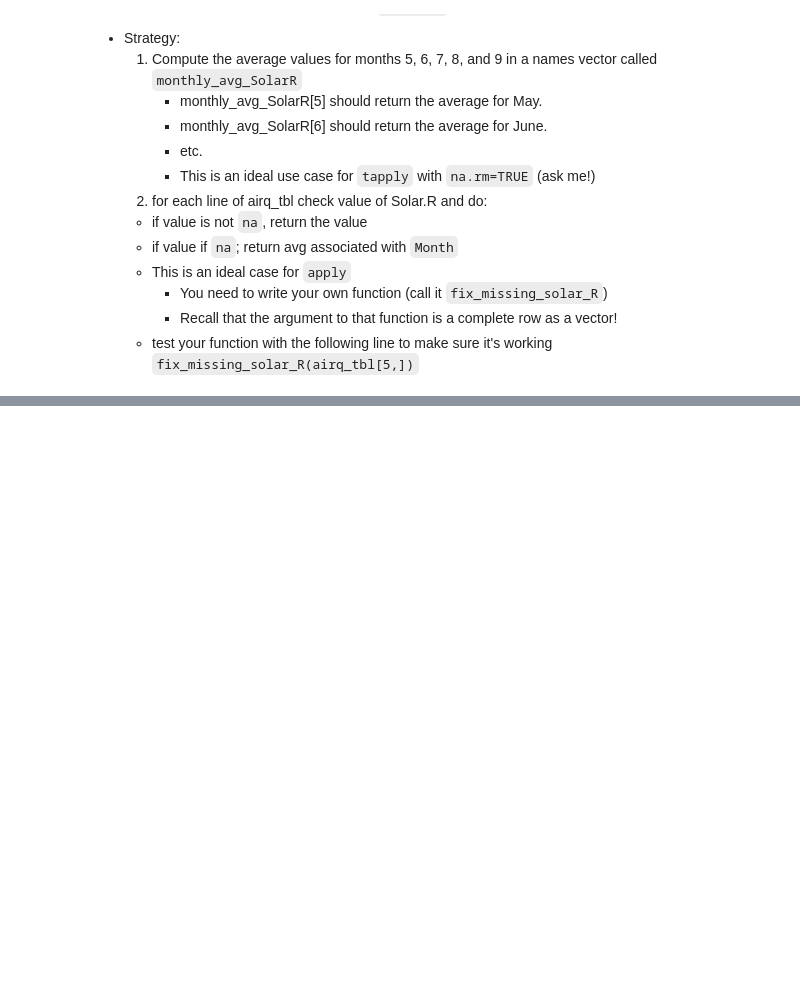
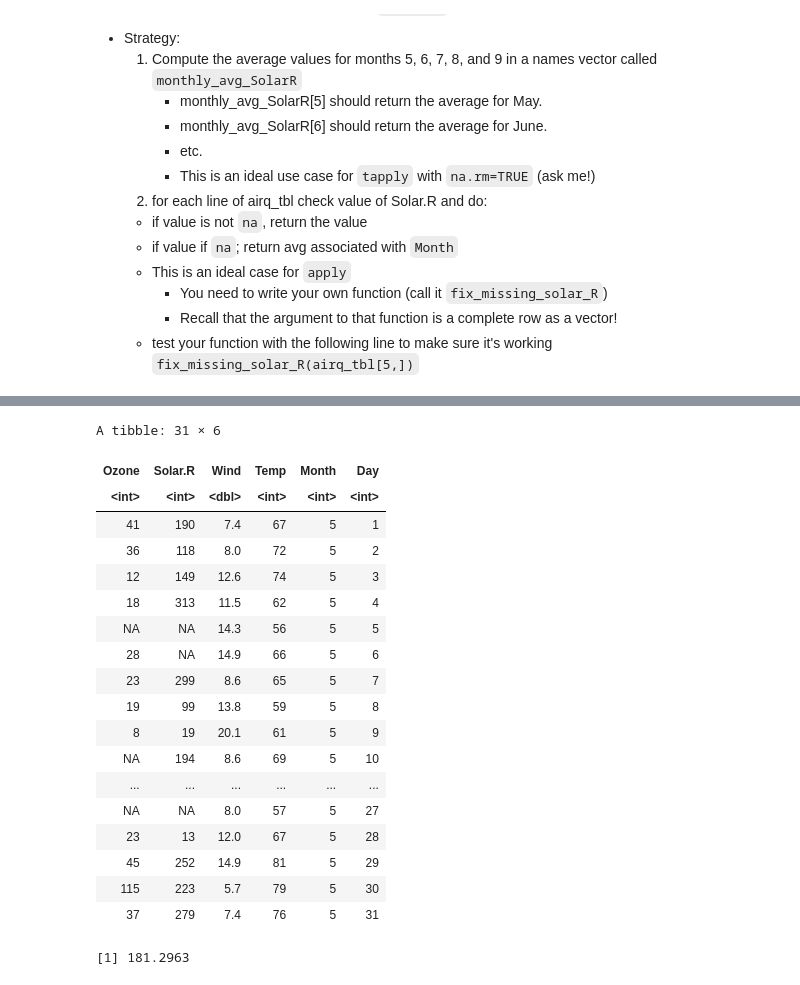
Before and after one commit to kyleighk/week_4_practical, a Jupyter notebook: Week_4_practical.ipynb, the cells around one changed output, grey strips where cells are left out. Cells and saved outputs as stored; diff of their text form; code cells hidden in the pictures; blank space fills up the shorter version.

```diff
--- a/Week_4_practical.ipynb
+++ b/Week_4_practical.ipynb
@@ -320,0 +394,3 @@ Recall problem `8` in the airquality dataset.
+# %%
+airq_tbl = as_tibble(airquality)
+print(airq_tbl)
@@ -320,0 +412,27 @@ Recall problem `8` in the airquality dataset.
+# %%
+airq_month5 = subset(airq_tbl, (Month ==5))
+airq_month5
+
+Mean_month_5_Solar.R = mean(airq_month5$Solar.R, na.rm = TRUE)
+Mean_month_5_Solar.R
+# %% [output]
+A tibble: 31 × 6
+| Ozone | Solar.R | Wind | Temp | Month | Day |
+| <int> | <int> | <dbl> | <int> | <int> | <int> |
+| 41 | 190 | 7.4 | 67 | 5 | 1 |
+| 36 | 118 | 8.0 | 72 | 5 | 2 |
+| 12 | 149 | 12.6 | 74 | 5 | 3 |
+| 18 | 313 | 11.5 | 62 | 5 | 4 |
+| NA | NA | 14.3 | 56 | 5 | 5 |
+| 28 | NA | 14.9 | 66 | 5 | 6 |
+| 23 | 299 | 8.6 | 65 | 5 | 7 |
+| 19 | 99 | 13.8 | 59 | 5 | 8 |
+| 8 | 19 | 20.1 | 61 | 5 | 9 |
+| NA | 194 | 8.6 | 69 | 5 | 10 |
+| ... | ... | ... | ... | ... | ... |
+| NA | NA | 8.0 | 57 | 5 | 27 |
+| 23 | 13 | 12.0 | 67 | 5 | 28 |
+| 45 | 252 | 14.9 | 81 | 5 | 29 |
+| 115 | 223 | 5.7 | 79 | 5 | 30 |
+| 37 | 279 | 7.4 | 76 | 5 | 31 |
+[1] 181.2963
```
Also changed, not shown: parts of 27 cells of this notebook.
